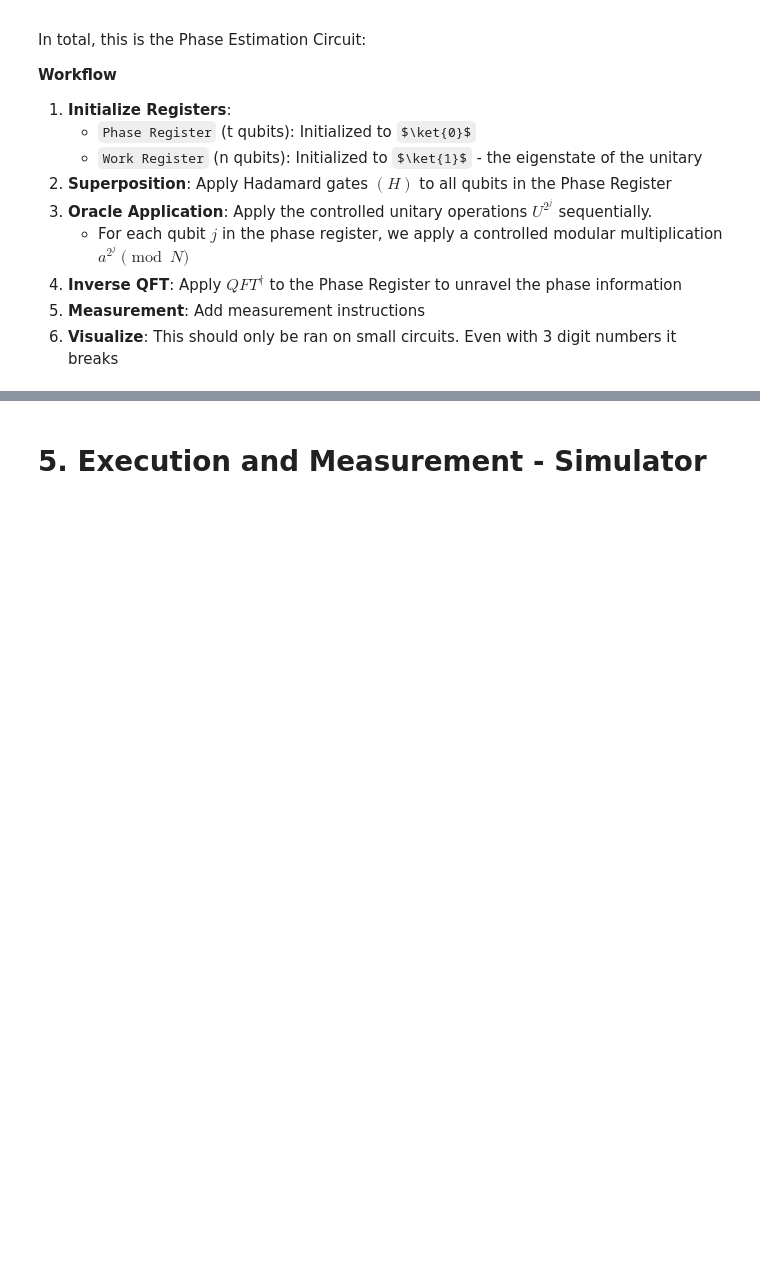
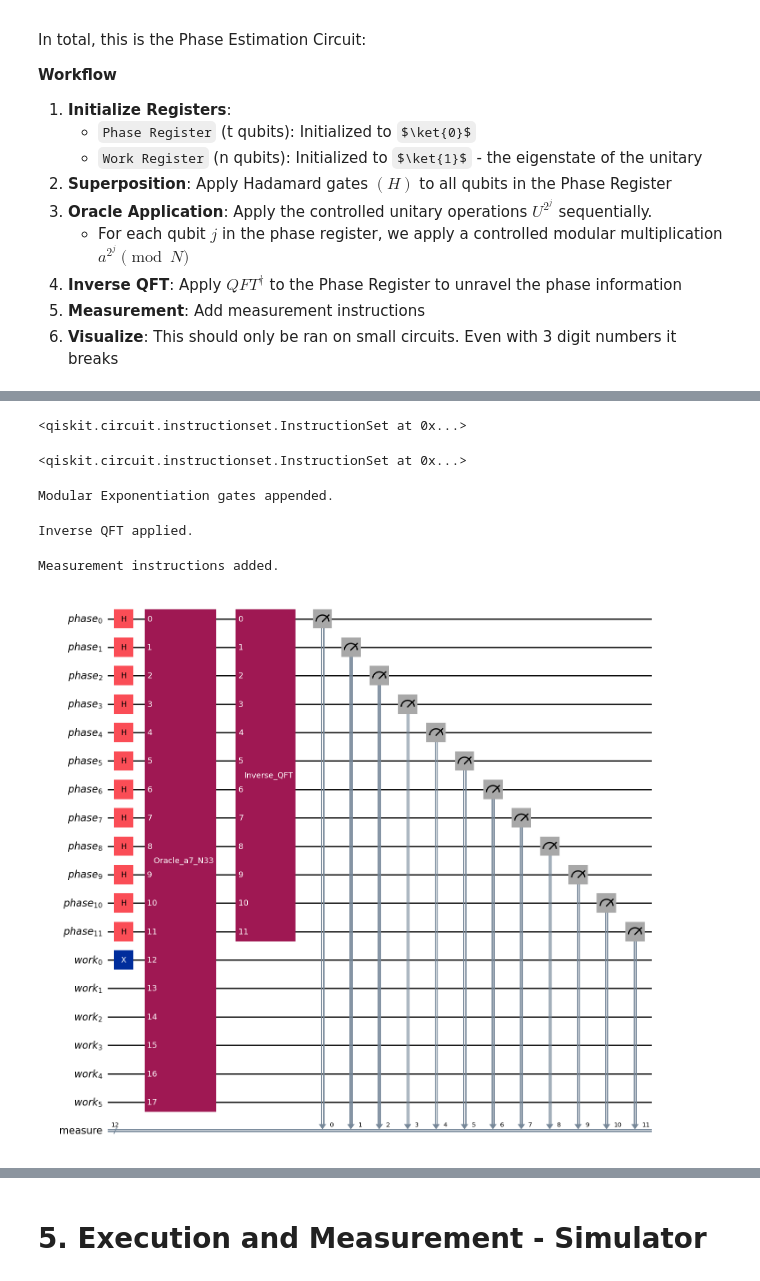
Before and after one commit to georgelake2/Quantum-Computing, a Jupyter notebook: ShorsAlgorithm.ipynb, the cells around one changed output, grey strips where cells are left out. Saved outputs shown, nothing was run; the diff lists cells and outputs as text; code cells hidden in the pictures; some formulas as TeX source; blank space fills up the shorter version.

```diff
--- a/ShorsAlgorithm.ipynb
+++ b/ShorsAlgorithm.ipynb
@@ -223,3 +266,30 @@ def c_amodN(a, power, N, n_qubits):
+# %%
+def fake_viz_circuit(N, a, t, n):
+    """
+    Just to create a simple visualization
+    """
+    # --- 1. Initialize Registers ---
+    qr_phase = QuantumRegister(t, name="phase")
+    qr_work = QuantumRegister(n, name="work")
+    cr_phase = ClassicalRegister(t, name="measure")
+
+    # --- 2. Build Circuit ---
+    qc_clean = QuantumCircuit(qr_phase, qr_work, cr_phase)
+    qc_clean.x(qr_work[0])
+    qc_clean.h(qr_phase)
+
+    # --- 3. Opaque Oracle (Placeholder) ---
+    opaque_oracle = Gate(name=f"Oracle_a{a}_N{N}", num_qubits=t+n, params=[])
+    qc_clean.append(opaque_oracle, list(range(t+n)))
+
+    # --- 4. Opaque QFT (Placeholder) ---
+    opaque_iqft = Gate(name="Inverse_QFT", num_qubits=t, params=[])
+    qc_clean.append(opaque_iqft, qr_phase)
+
+    # --- 5. Measure ---
+    qc_clean.measure(qr_phase, cr_phase)
+
+    return qc_clean
 # %% [markdown]
 # 4. Circuit Construction
 # %% [markdown]
@@ -296,0 +310,48 @@ Measurement instructions added.
+# %%
+# --- 1. Initialize Registers ---
+# Phase Register (Counting Qubits)
+qr_phase = QuantumRegister(t, name="phase")
+
+# Work Register (Eigenstate Qubits)
+qr_work = QuantumRegister(n, name="work")
+
+# Classical Register (measurment results)
+cr_phase = ClassicalRegister(t, name="measure")
+
+# Create Circuit and Initialize
+qc = QuantumCircuit(qr_phase, qr_work, cr_phase)
+qc.x(qr_work[0])
+# %% [output]
+<qiskit.circuit.instructionset.InstructionSet at 0x...>
+# %%
+# --- 2. Superposition ---
+qc.h(qr_phase)
+# %% [output]
+<qiskit.circuit.instructionset.InstructionSet at 0x...>
+# %%
+# --- 3. Apply Oracle ---
+apply_modular_exponentiation(qc, N, a, t, n, qr_phase, qr_work)
+print("Modular Exponentiation gates appended.")
+# %% [output]
+Modular Exponentiation gates appended.
+# %%
+# --- 4. Apply Inverse QFT ---
+# Convert the library QFT to a gate so QASM sees it as one block
+iqft_gate = QFTGate(t).inverse()
+iqft_gate.label = "Inverse QFT"
+qc.append(iqft_gate, qr_phase)
+print("Inverse QFT applied.")
+# %% [output]
+Inverse QFT applied.
+# %%
+# --- 5. Measurement ---
+qc.measure(qr_phase, cr_phase)
+print("Measurement instructions added.")
+# %% [output]
+Measurement instructions added.
+# %%
+# --- 6. Visualization (OPTIONAL) ---
+qc_visual = fake_viz_circuit(N, a, t, n)
+display(qc_visual.draw(output='mpl', fold=-1))
+# %% [output]
+[figure, added]
```
Also changed, not shown: parts of 7 cells of this notebook.
